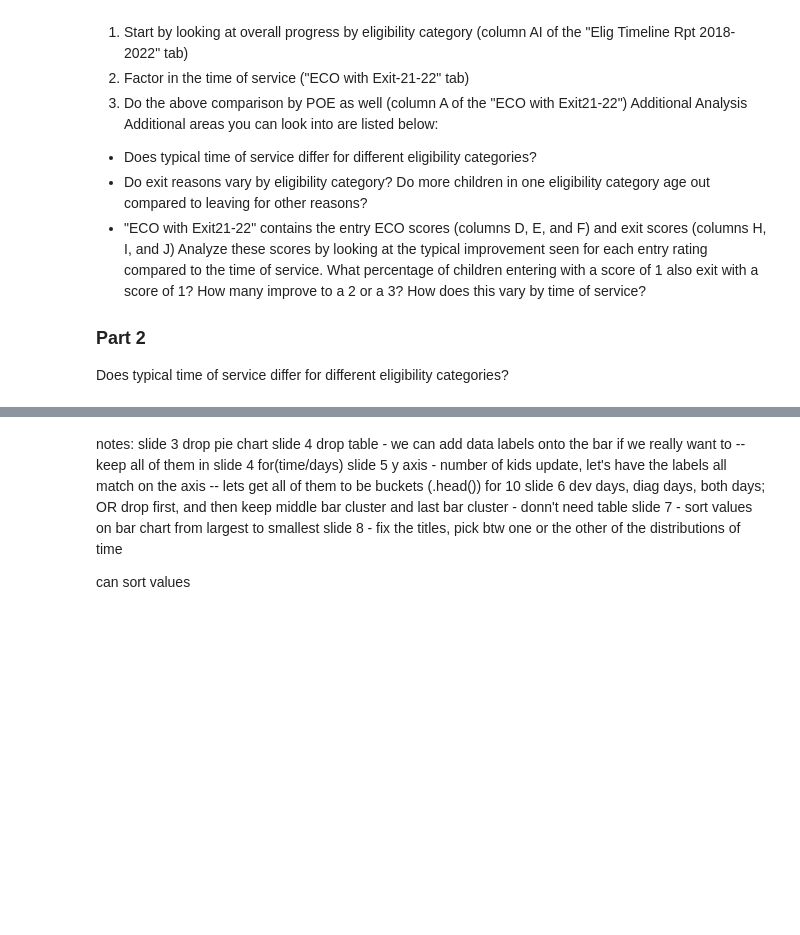
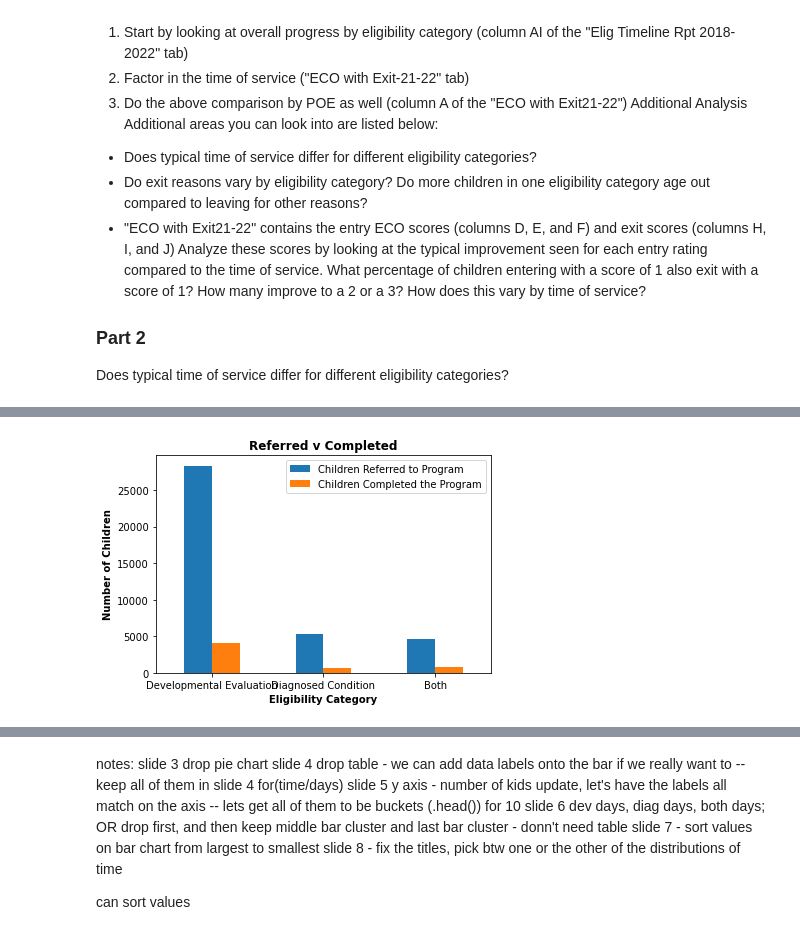
Before and after one commit to NSS-Data-Analytics-Cohort-7/didd-newbalancesonthebloc, a Jupyter notebook: Notebooks/Sarah M DIDD.ipynb, the cells around one changed output, grey strips where cells are left out. Drawn from its saved outputs; the diff is of its cells as text; code cells hidden in the pictures; blank space fills up the shorter version.

```diff
--- a/Notebooks/Sarah M DIDD.ipynb
+++ b/Notebooks/Sarah M DIDD.ipynb
@@ -232,5 +453,8 @@ df1
 # %%
-df1.plot( x="Eligibility Category", y=["Children Referred to Program", "Children Completed the Program"], kind="bar", title="Referred v Completed v Total");
+df1.plot( x="Eligibility Category", y=["Children Referred to Program", "Children Completed the Program"], kind="bar");
 plt.xticks(rotation=0, fontsize = 10)
 plt.xlabel('Eligibility Category', fontweight='bold')
+plt.ylabel('Number of Children', fontweight='bold')
 plt.title('Referred v Completed', fontweight='bold');
+# %% [output]
+[figure, added]
```
Also changed, not shown: parts of 30 cells of this notebook.
